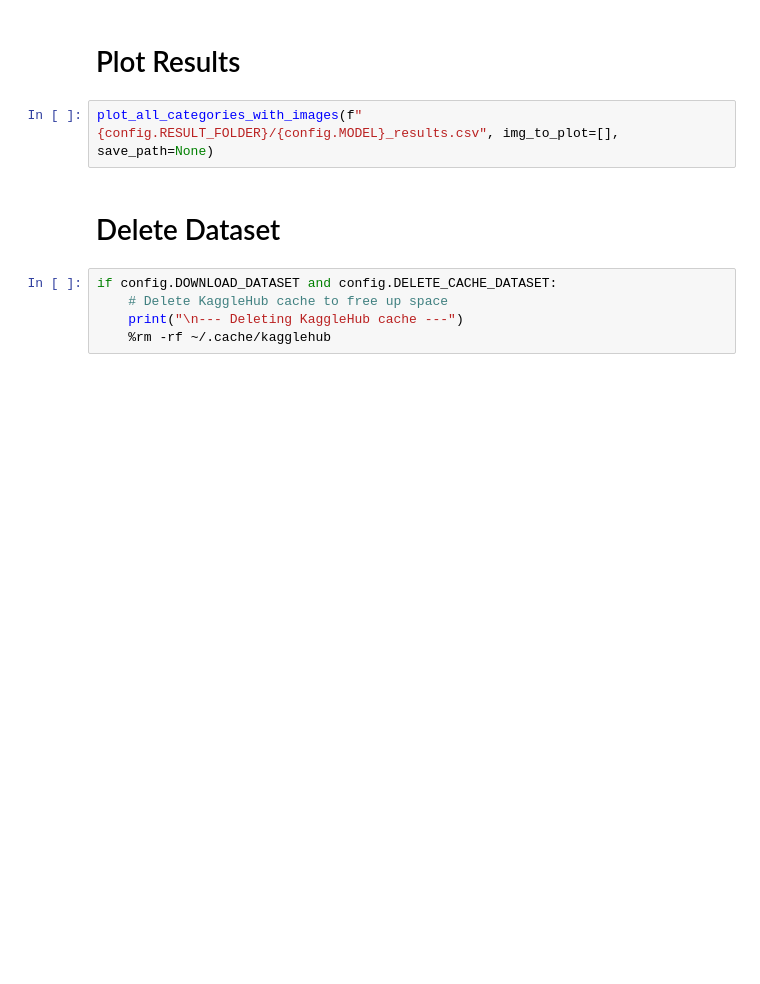
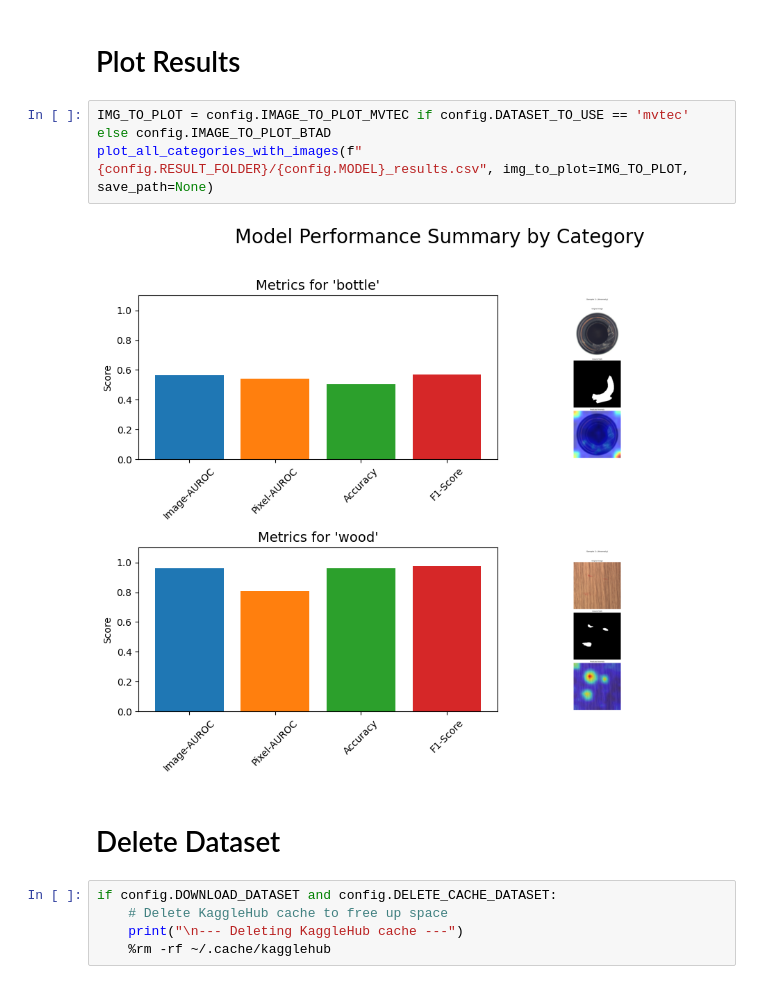
Before and after one commit to FranzinLuca/Efficient-Anomaly-Detection-in-Industrial-Images, a Jupyter notebook: main.ipynb, the cells around one changed output. Cells and saved outputs as stored; diff of their text form; blank space fills up the shorter version.

```diff
--- a/main.ipynb
+++ b/main.ipynb
@@ -132,7 +160,10 @@ for category in categories:
 # %% [markdown]
 # Plot Results
 # %%
-plot_all_categories_with_images(f"{config.RESULT_FOLDER}/{config.MODEL}_results.csv", img_to_plot=[], save_path=None)
+IMG_TO_PLOT = config.IMAGE_TO_PLOT_MVTEC if config.DATASET_TO_USE == 'mvtec' else config.IMAGE_TO_PLOT_BTAD
+plot_all_categories_with_images(f"{config.RESULT_FOLDER}/{config.MODEL}_results.csv", img_to_plot=IMG_TO_PLOT, save_path=None)
+# %% [output]
+[figure, added]
 # %% [markdown]
 # Delete Dataset
 # %%
```
Also changed, not shown: parts of 4 cells of this notebook, 5 other files.
